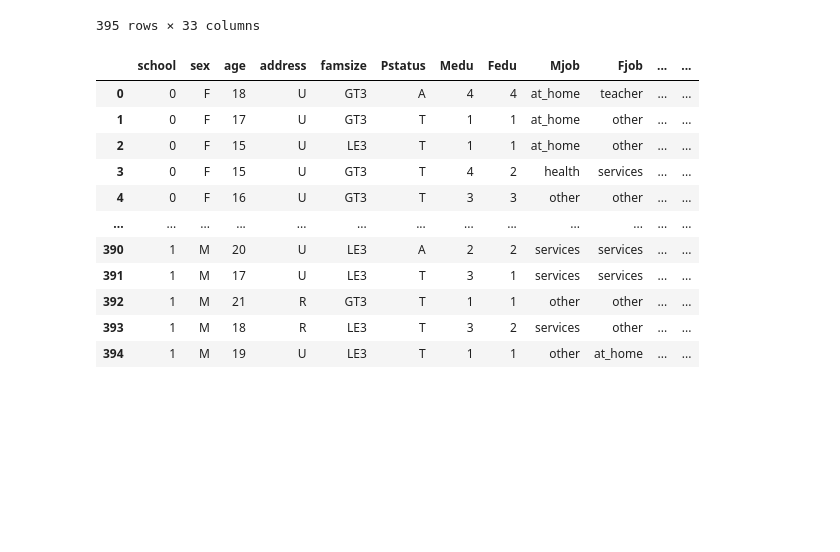
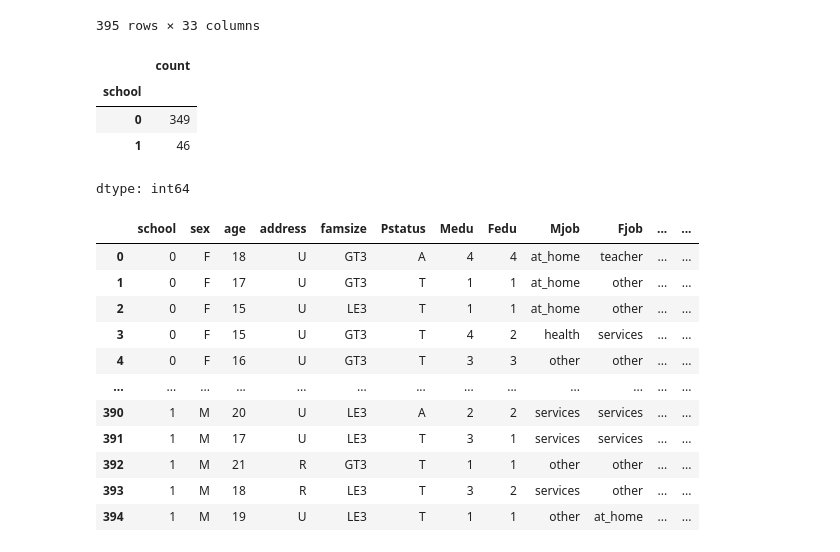
Before and after one commit to ZohaAsghar/Student-Performance, a Jupyter notebook: Student_Performance.ipynb, the cells around one changed output. Saved outputs shown, nothing was run; the diff lists cells and outputs as text; code cells hidden in the pictures; blank space fills up the shorter version.

```diff
--- a/Student_Performance.ipynb
+++ b/Student_Performance.ipynb
@@ -174,6 +183,14 @@ df
 | 393 | MS | M | 18 | R | LE3 | T | 3 | 2 | services | other | ... | ... |
 | 394 | MS | M | 19 | U | LE3 | T | 1 | 1 | other | at_home | ... | ... |
 395 rows × 33 columns
+# %%
+df["school"].value_counts()
+# %% [output]
+|  | count |
+| school |  |
+| 0 | 349 |
+| 1 | 46 |
+dtype: int64
 # %%
 df["school"]=df["school"].astype(str)
 df["school"]=coder.fit_transform(df["school"])
```
Also changed, not shown: parts of 11 cells of this notebook.
